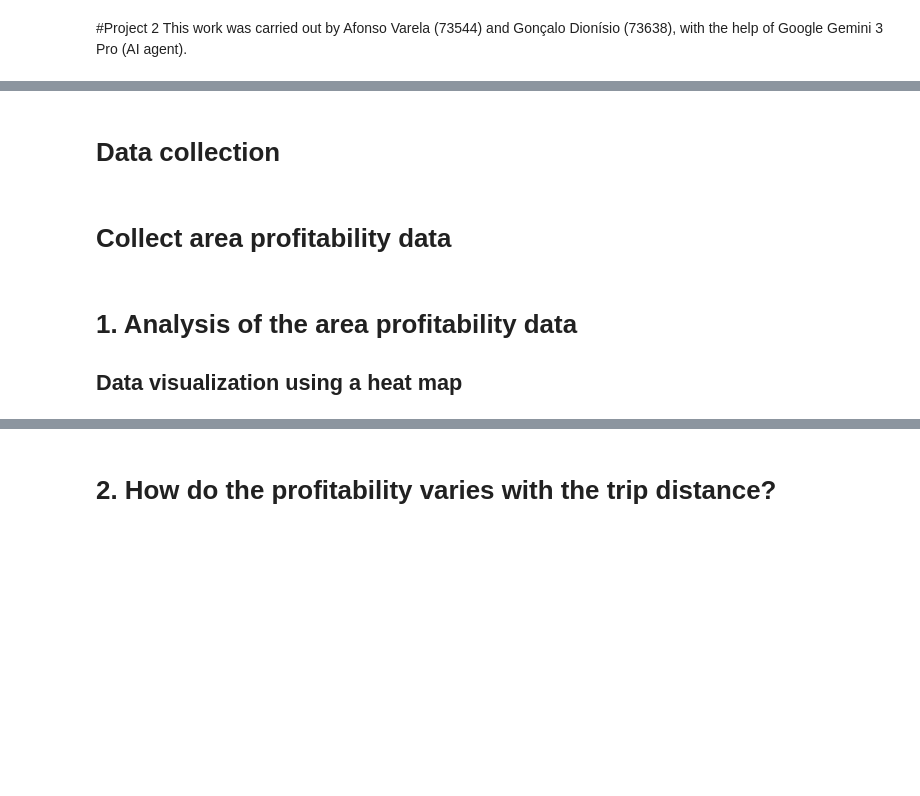
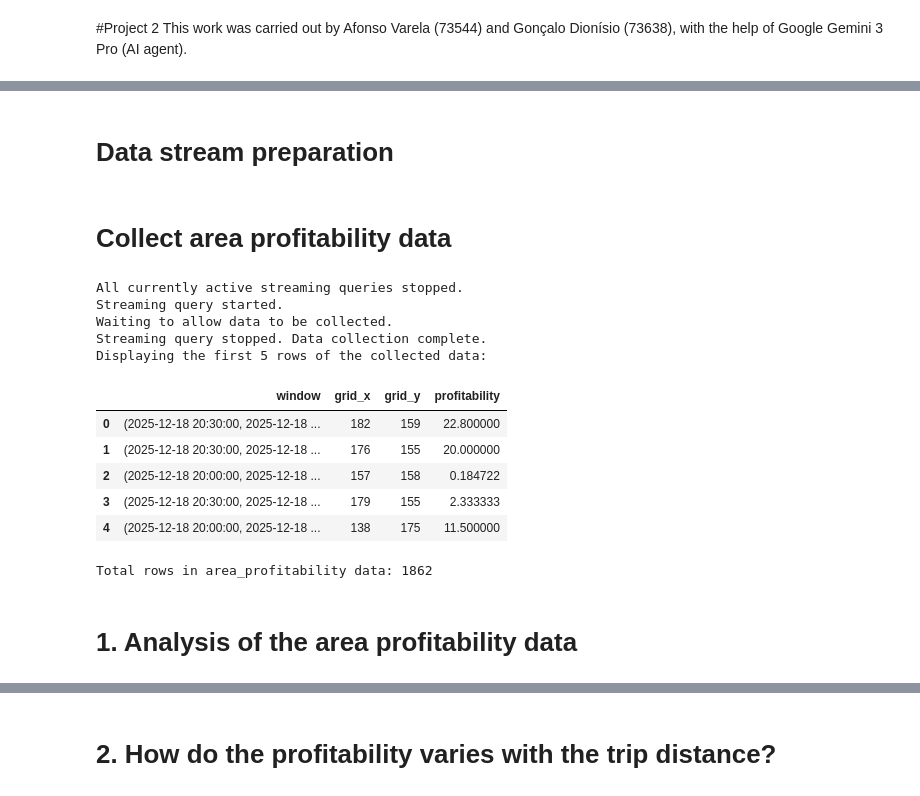
Before and after one commit to aavarela/SPBD_Labs, a Jupyter notebook: projeto2/project.ipynb, the cells around one changed output, grey strips where cells are left out. Cells and saved outputs as stored; diff of their text form; code cells hidden in the pictures; blank space fills up the shorter version.

```diff
--- a/projeto2/project.ipynb
+++ b/projeto2/project.ipynb
@@ -37,5 +54,5 @@ $KAFKA/bin/kafka-server-start.sh -daemon $KAFKA/config/server1.properties
 # %% [markdown]
-# Data collection
+# Data stream preparation
 # %%
 from pyspark.sql import SparkSession
 from pyspark.sql.functions import *
@@ -190,42 +193,53 @@ print("7. Calculated profitability ratio.")
 # %%
 import time
 import pandas as pd
-from pyspark.sql.functions import col
 
 # Stop any previous active queries
 for q in spark.streams.active:
     q.stop()
 print("All currently active streaming queries stopped.")
 
 # Start a streaming query to collect the data
 data_query = area_profitability \
     .writeStream \
     .outputMode("append") \
     .format("memory") \
-    .queryName("data_inspection") \
+    .queryName("collected_data") \
     .start()
 
 print("Streaming query started.")
 
-print("Waiting for 60 minutes (3600s) to allow data to be collected.")
-time.sleep(600)
+print("Waiting to allow data to be collected.")
+time.sleep(900)
 
 # Stop the streaming query
 data_query.stop()
 
 print("Streaming query stopped. Data collection complete.")
 
 # Retrieve the collected data from the memory sink into a Pandas DataFrame
-area_profitability_df = spark.sql("SELECT * FROM data_inspection").toPandas()
+area_profitability_df = spark.sql("SELECT * FROM collected_data").toPandas()
 
 # Display the collected data
 print("Displaying the first 5 rows of the collected data:")
 display(area_profitability_df.head())
 
 print(f"Total rows in area_profitability data: {len(area_profitability_df)}")
+# %% [output]
+All currently active streaming queries stopped.
+Streaming query started.
+Waiting to allow data to be collected.
+Streaming query stopped. Data collection complete.
+Displaying the first 5 rows of the collected data:
+|  | window | grid_x | grid_y | profitability |
+| 0 | (2025-12-18 20:30:00, 2025-12-18 ... | 182 | 159 | 22.800000 |
+| 1 | (2025-12-18 20:30:00, 2025-12-18 ... | 176 | 155 | 20.000000 |
+| 2 | (2025-12-18 20:00:00, 2025-12-18 ... | 157 | 158 | 0.184722 |
+| 3 | (2025-12-18 20:30:00, 2025-12-18 ... | 179 | 155 | 2.333333 |
+| 4 | (2025-12-18 20:00:00, 2025-12-18 ... | 138 | 175 | 11.500000 |
+Total rows in area_profitability data: 1862
 # %% [markdown]
 # 1. Analysis of the area profitability data
-## Data visualization using a heat map
 # %%
 #@title Show a heat map of the area profitability data
 import matplotlib.pyplot as plt
```
Also changed, not shown: parts of 20 cells of this notebook.
